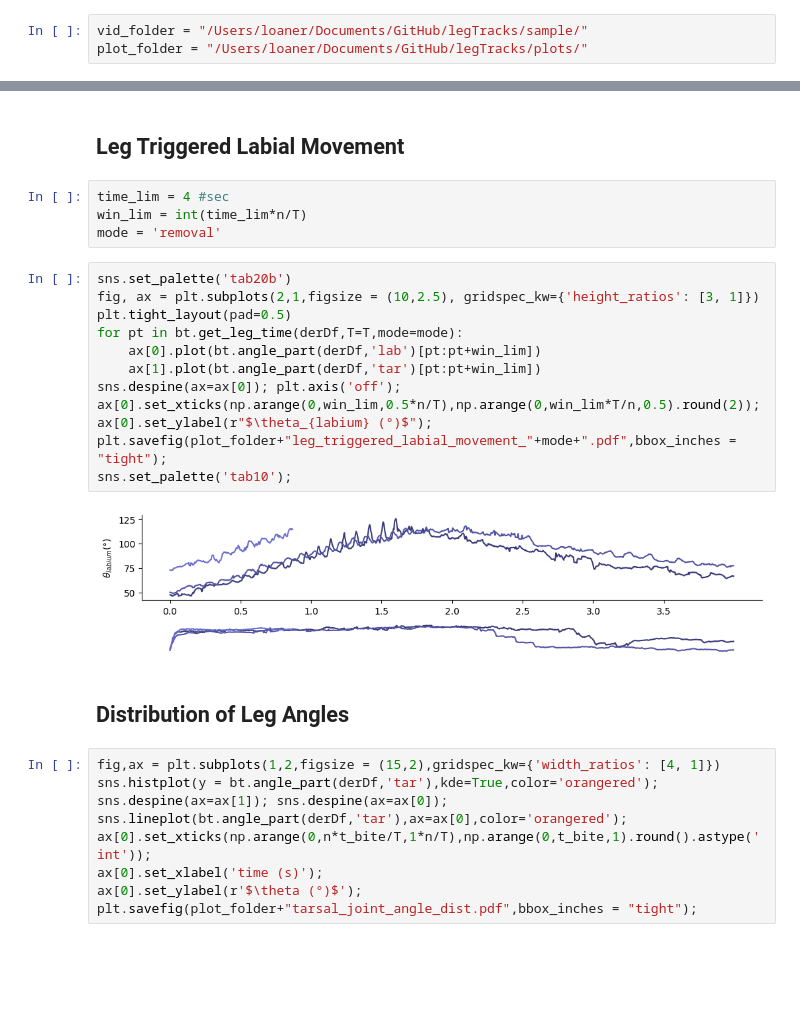
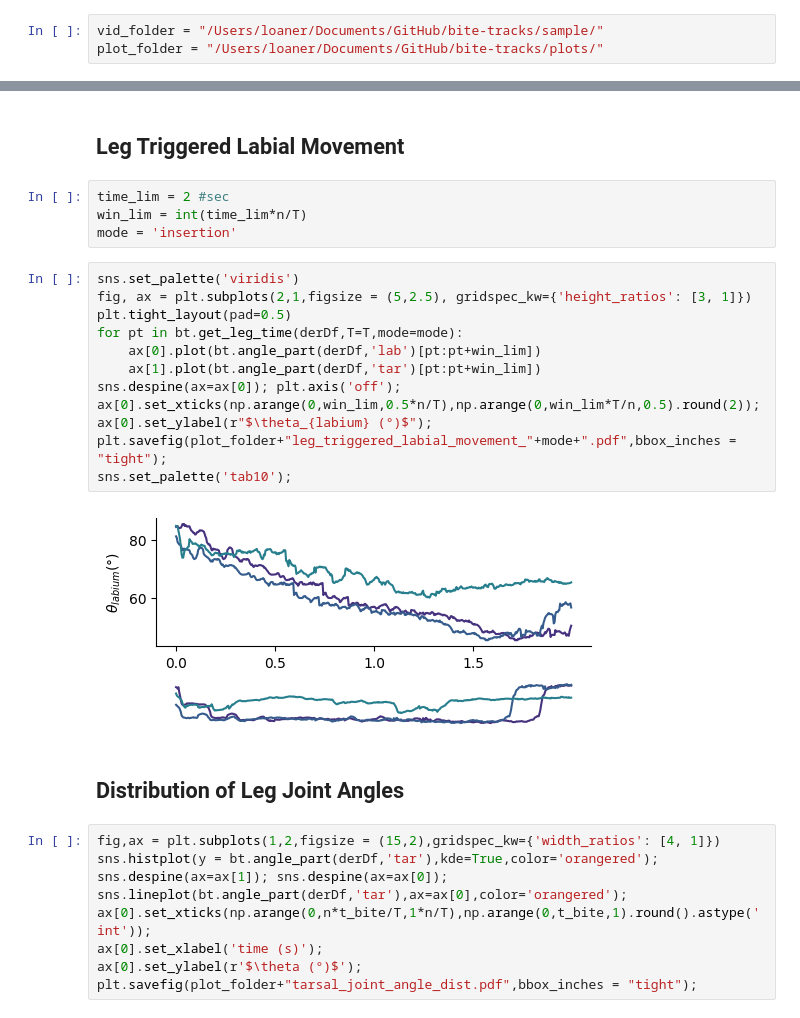
Before and after one commit to shivChitinous/bite-tracks, a Jupyter notebook: biteAnalysis.ipynb, the cells around one changed output, grey strips where cells are left out. Cells and saved outputs as stored; diff of their text form; blank space fills up the shorter version.

```diff
--- a/biteAnalysis.ipynb
+++ b/biteAnalysis.ipynb
@@ -13,8 +13,8 @@ import bites as bt
 # %%
 plt.rcParams['pdf.fonttype'] = 42
 # %%
-vid_folder = "/Users/loaner/Documents/GitHub/legTracks/sample/"
-plot_folder = "/Users/loaner/Documents/GitHub/legTracks/plots/"
+vid_folder = "/Users/loaner/Documents/GitHub/bite-tracks/sample/"
+plot_folder = "/Users/loaner/Documents/GitHub/bite-tracks/plots/"
 # %%
 legDf = pd.read_csv(vid_folder+"Adrill_C001H001S0048DLC_resnet50_skitJul21shuffle1_4800.csv",header=[1,2],index_col=0)
 # %% [markdown]
@@ -145,25 +148,25 @@ plt.savefig(plot_folder+"spectrogram_joint_angles.pdf",bbox_inches = "tight");
 # %% [markdown]
 ## Leg Triggered Labial Movement
 # %%
-time_lim = 4 #sec
+time_lim = 2 #sec
 win_lim = int(time_lim*n/T)
-mode = 'removal'
+mode = 'insertion'
 # %%
-sns.set_palette('tab20b')
-fig, ax = plt.subplots(2,1,figsize = (10,2.5), gridspec_kw={'height_ratios': [3, 1]})
+sns.set_palette('viridis')
+fig, ax = plt.subplots(2,1,figsize = (5,2.5), gridspec_kw={'height_ratios': [3, 1]})
 plt.tight_layout(pad=0.5)
 for pt in bt.get_leg_time(derDf,T=T,mode=mode):
     ax[0].plot(bt.angle_part(derDf,'lab')[pt:pt+win_lim])
     ax[1].plot(bt.angle_part(derDf,'tar')[pt:pt+win_lim])
 sns.despine(ax=ax[0]); plt.axis('off');
 ax[0].set_xticks(np.arange(0,win_lim,0.5*n/T),np.arange(0,win_lim*T/n,0.5).round(2));
 ax[0].set_ylabel(r"$\theta_{labium} (°)$");
 plt.savefig(plot_folder+"leg_triggered_labial_movement_"+mode+".pdf",bbox_inches = "tight");
 sns.set_palette('tab10');
 # %% [output]
-[figure, old version]
+[figure, new version]
 # %% [markdown]
-## Distribution of Leg Angles
+## Distribution of Leg Joint Angles
 # %%
 fig,ax = plt.subplots(1,2,figsize = (15,2),gridspec_kw={'width_ratios': [4, 1]})
 sns.histplot(y = bt.angle_part(derDf,'tar'),kde=True,color='orangered');
```
Also changed, not shown: parts of 10 cells of this notebook, 20 other files.
